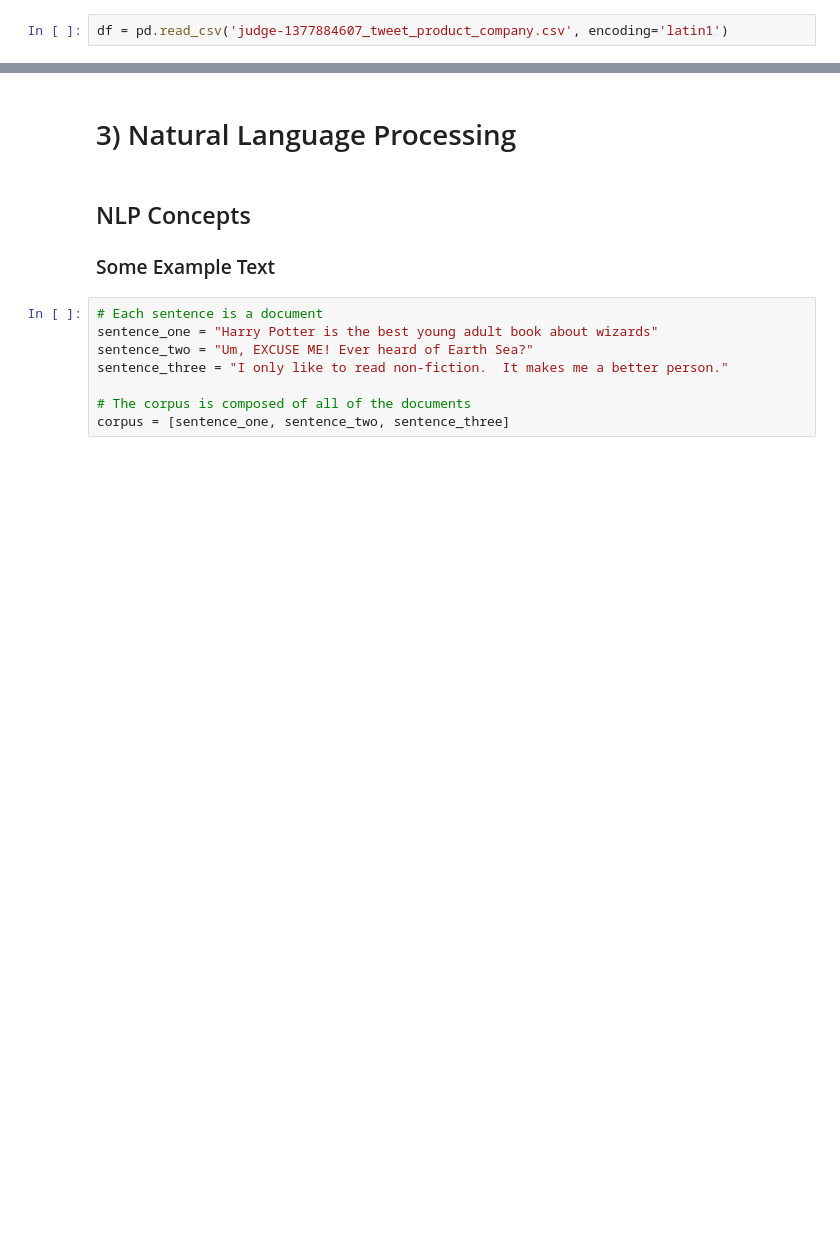
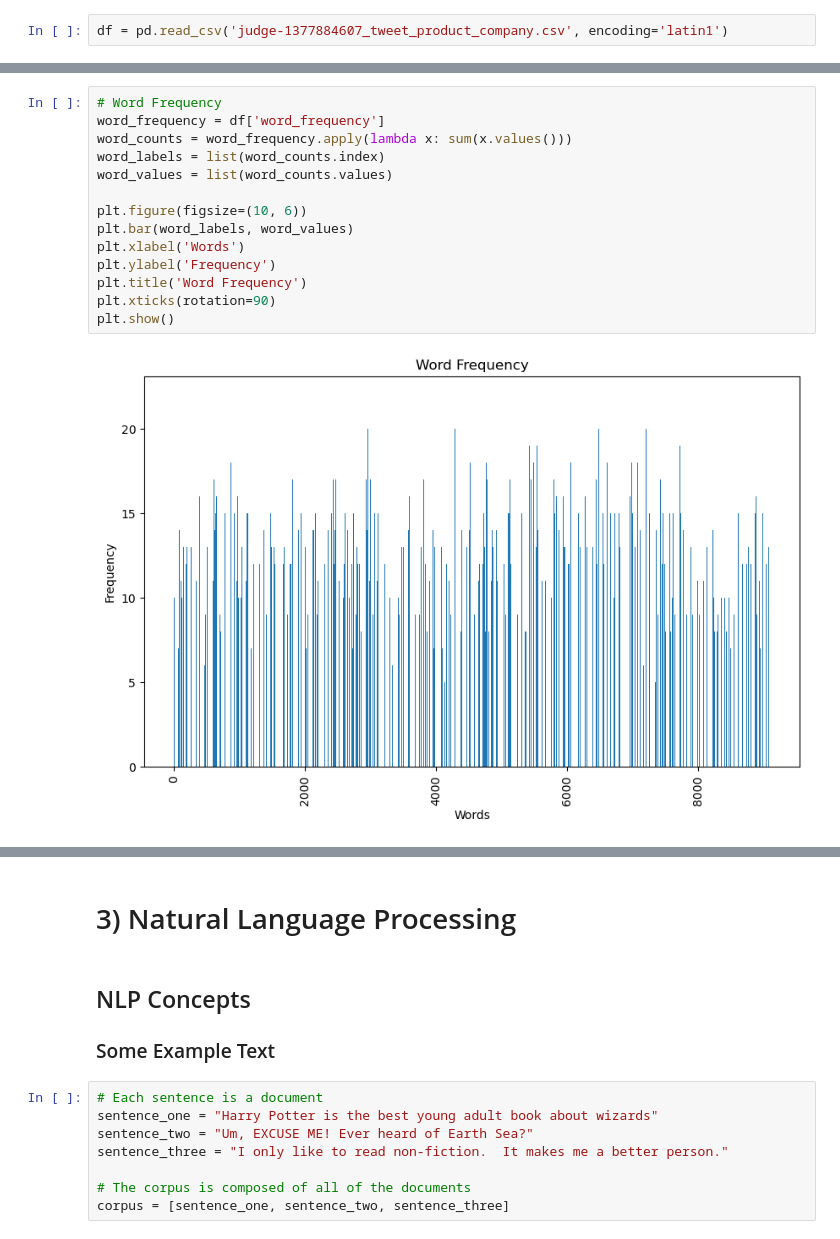
Before and after one commit to SeanE09/NLP_Tweets, a Jupyter notebook: NLP Work Book V2 CLEAN - SE.ipynb, the cells around one changed output, grey strips where cells are left out. Drawn from its saved outputs; the diff is of its cells as text; blank space fills up the shorter version.

```diff
--- a/NLP Work Book V2 CLEAN - SE.ipynb
+++ b/NLP Work Book V2 CLEAN - SE.ipynb
@@ -192,0 +385,16 @@ gpus
+# %%
+# Word Frequency
+word_frequency = df['word_frequency']
+word_counts = word_frequency.apply(lambda x: sum(x.values()))
+word_labels = list(word_counts.index)
+word_values = list(word_counts.values)
+
+plt.figure(figsize=(10, 6))
+plt.bar(word_labels, word_values)
+plt.xlabel('Words')
+plt.ylabel('Frequency')
+plt.title('Word Frequency')
+plt.xticks(rotation=90)
+plt.show()
+# %% [output]
+[figure, added]
```
Also changed, not shown: parts of 41 cells of this notebook, 1 other file.
